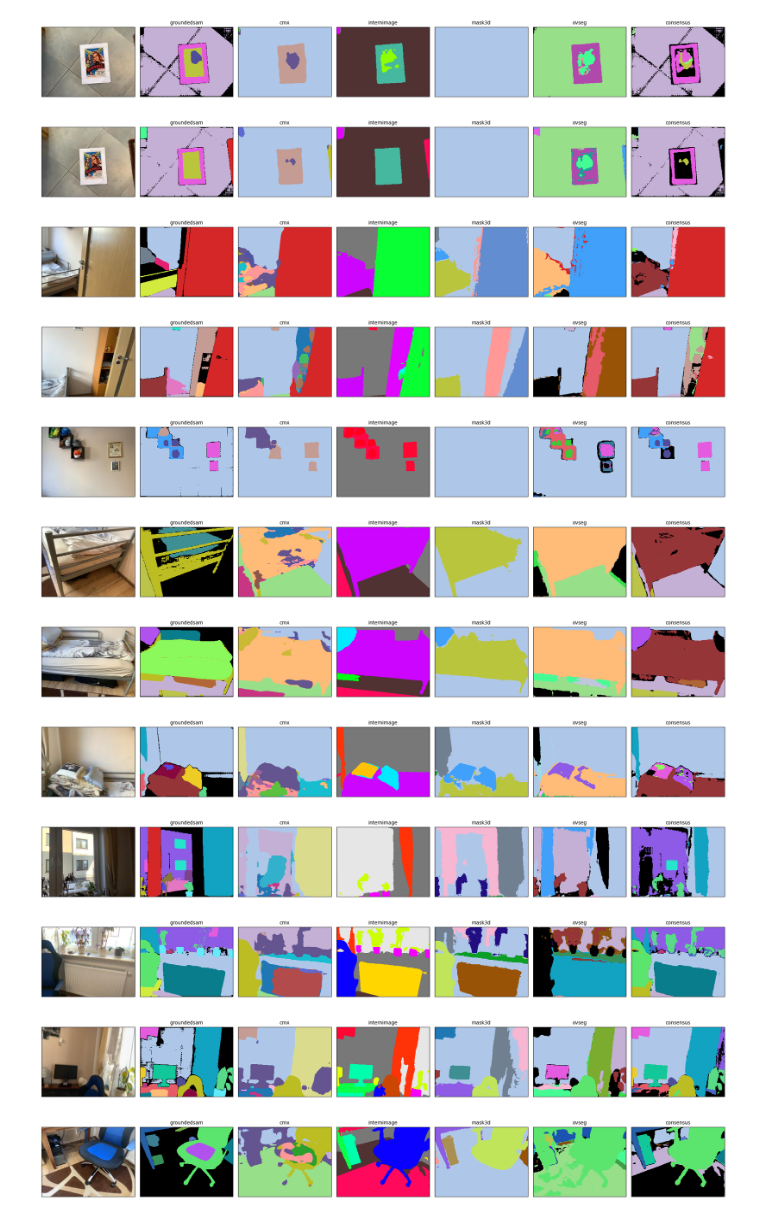
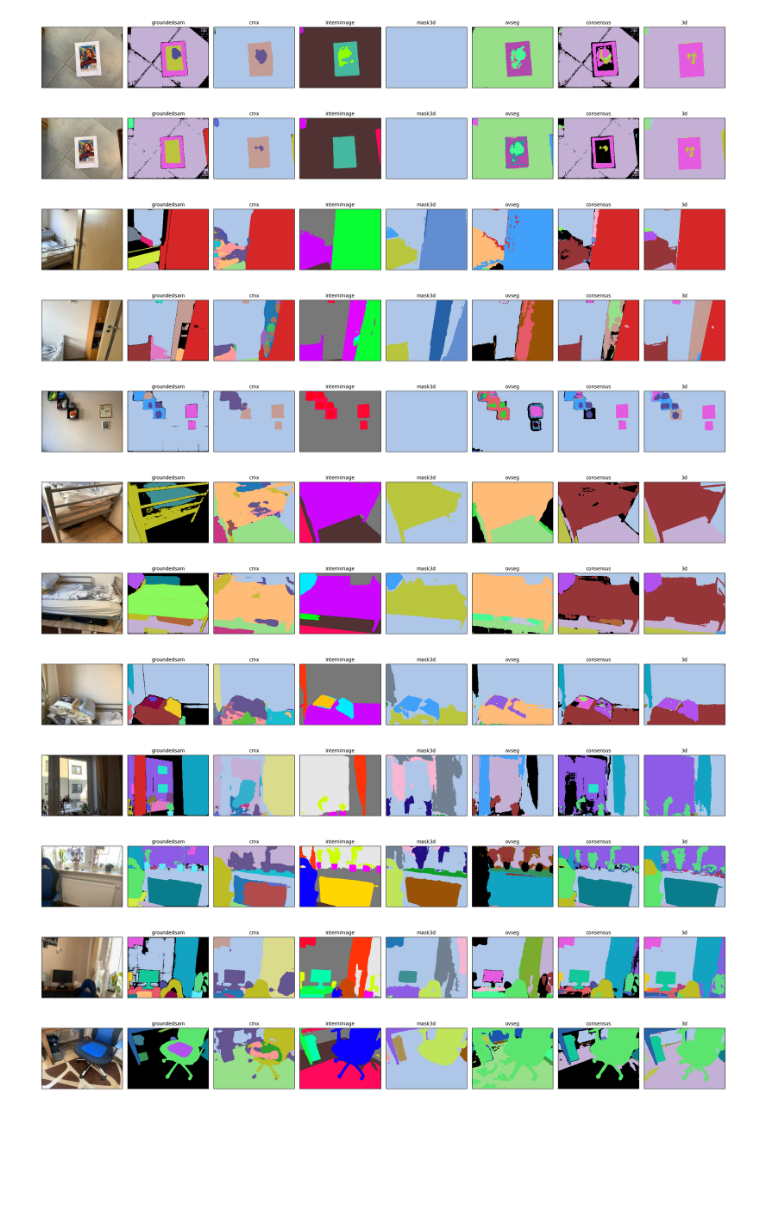
Before and after one commit to cvg/LabelMaker, a Jupyter notebook: notebooks/visualization.ipynb, the cells around one changed output. Cells and saved outputs as stored; diff of their text form; code cells hidden in the pictures; blank space fills up the shorter version.

```diff
--- a/notebooks/visualization.ipynb
+++ b/notebooks/visualization.ipynb
@@ -16,9 +16,16 @@ SCENE_ID=47333462
 WORKSPACE_DIR = '/scratch/quanta/Experiments/LabelMaker/arkit_test_scene'
 # %%
 # load all model folders
-model_folders = [x for x in os.listdir(os.path.join(WORKSPACE_DIR, 'intermediate')) if x.split('_')[0] in VALID_LABEL_SPACES]
+model_folders = [
+    x for x in os.listdir(os.path.join(WORKSPACE_DIR, 'intermediate'))
+    if x.split('_')[0] in VALID_LABEL_SPACES and x.split('_')[-1] != "lifted"
+]
 if 'consensus' in os.listdir(os.path.join(WORKSPACE_DIR, 'intermediate')):
-    model_folders.append('consensus')
+  model_folders.append('consensus')
+
+if 'wordnet_3d_lifted' in os.listdir(os.path.join(WORKSPACE_DIR,
+                                                  'intermediate')):
+  model_folders.append('wordnet_3d_lifted')
 # %%
 print(model_folders)
 # %% [output]
@@ -94,38 +102,47 @@ def colorize_label(label: np.ndarray, label_space: str) -> np.ndarray:
 # %%
 for idx, f in enumerate(image_files):
   if idx % vis_freq == 0:
 
     image = load_image(os.path.join(WORKSPACE_DIR, 'color', f'{f}.jpg'))
     label_frames = []
     for model_folder in model_folders:
-        label = load_label(os.path.join(WORKSPACE_DIR, 'intermediate', model_folder, f'{f}.png'))
-        label = colorize_label(label, model_folder.split('_')[0])
-        label_frames.append(label)
+      if model_folder != "wordnet_3d_lifted":
+        label = load_label(
+            os.path.join(WORKSPACE_DIR, 'intermediate', model_folder,
+                         f'{f}.png'))
+      else:
+        label = load_label(
+            os.path.join(WORKSPACE_DIR, 'intermediate', model_folder,
+                         '{:05d}.png'.format(int(f))))
 
-    fig, ax = plt.subplots(1, len(label_frames)+1, figsize=(20, 10))
+      label = colorize_label(label, model_folder.split('_')[0])
+      label_frames.append(label)
+
+    fig, ax = plt.subplots(1, len(label_frames) + 1, figsize=(20, 10))
     ax[0].imshow(image)
     for jdx, label_frame in enumerate(label_frames):
-        name = 'consensus' if 'consensus' in model_folders[jdx] else model_folders[jdx].split('_')[1]
-        ax[jdx+1].imshow(label_frame)
-        ax[jdx+1].set_title(name, fontsize=10)
+      name = 'consensus' if 'consensus' in model_folders[
+          jdx] else model_folders[jdx].split('_')[1]
+      ax[jdx + 1].imshow(label_frame)
+      ax[jdx + 1].set_title(name, fontsize=10)
 
     # remove xticks
     for axi in ax:
-        axi.set_xticks([])
-        axi.set_yticks([])
+      axi.set_xticks([])
+      axi.set_yticks([])
     plt.tight_layout()
     plt.show()
 # %% [output]
-[figure, old version]
+[figure, new version]
-[figure, old version]
+[figure, new version]
-[figure, old version]
+[figure, new version]
-[figure, old version]
+[figure, new version]
-[figure, old version]
+[figure, new version]
-[figure, old version]
+[figure, new version]
-[figure, old version]
+[figure, new version]
-[figure, old version]
+[figure, new version]
-[figure, old version]
+[figure, new version]
-[figure, old version]
+[figure, new version]
-[figure, old version]
+[figure, new version]
-[figure, old version]
+[figure, new version]
 ... (6 outputs left out)
```
Also changed, not shown: parts of 2 cells of this notebook, 2 other files.
